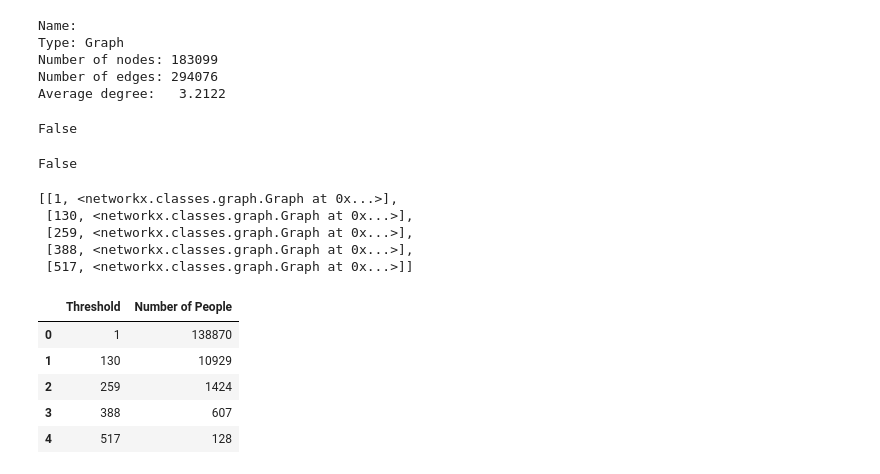
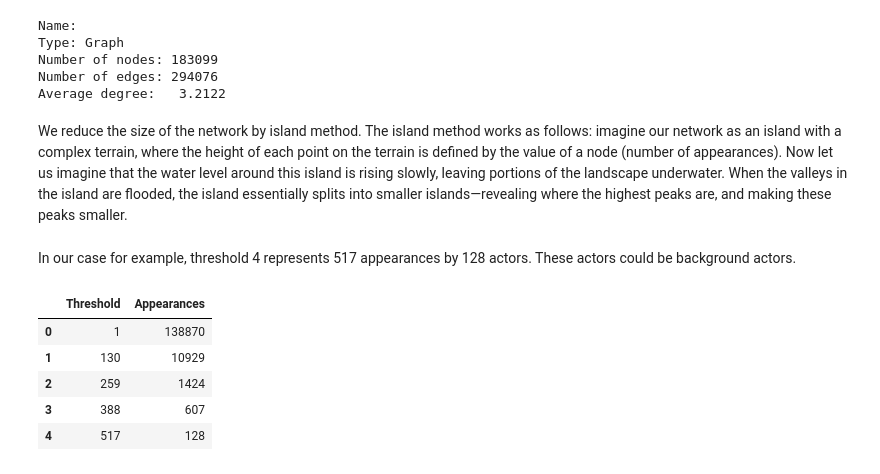
Before and after one commit to saayedalam/Web-Analytics, a Jupyter notebook: Project 2.ipynb, the cells around one changed output. Saved outputs shown, nothing was run; the diff lists cells and outputs as text; code cells hidden in the pictures.

```diff
--- a/Project 2.ipynb
+++ b/Project 2.ipynb
@@ -58,11 +75,3 @@ Type: Graph
 Number of nodes: 183099
 Number of edges: 294076
 Average degree:   3.2122
-# %%
-nx.is_connected(B)
-# %% [output]
-False
-# %%
-nx.is_directed(B)
-# %% [output]
-False
@@ -72,3 +78,5 @@ bottom_nodes = set(B) - top_nodes
+# %% [markdown]
+We reduce the size of the network by island method. The island method works as follows: imagine our network as an island with a complex terrain, where the height of each point on the terrain is defined by the value of a node (number of appearances). Now let us imagine that the water level around this island is rising slowly, leaving portions of the landscape underwater. When the valleys in the island are flooded, the island essentially splits into smaller islands—revealing where the highest peaks are, and making these peaks smaller.
 # %%
 #####
 ## islands method
@@ -101,26 +106,20 @@ top_nodes_nx = nx.bipartite.weighted_projected_graph(B, top_nodes)
-# %%
-island_method(B)
-# %% [output]
-[[1, <networkx.classes.graph.Graph at 0x...>],
- [130, <networkx.classes.graph.Graph at 0x...>],
- [259, <networkx.classes.graph.Graph at 0x...>],
- [388, <networkx.classes.graph.Graph at 0x...>],
- [517, <networkx.classes.graph.Graph at 0x...>]]
+# %% [markdown]
+In our case for example, threshold 4 represents 517 appearances by 128 actors. These actors could be background actors.
 # %%
-values = [['Threshold','Number of People']]
+values = [['Threshold','Appearances']]
 islands = island_method(B, iterations = 5)
 for x in islands:
     threshold =x[0]
     num_people = len(x[1])
     #connections = len(list(nx.connected_component_subgraphs(x[1])))
     temp_list = [threshold, num_people]
     values.append(temp_list)
 
 headers = values.pop(0)
 islan_df = pd.DataFrame(values,columns = headers)
 islan_df
 # %% [output]
-|  | Threshold | Number of People |
+|  | Threshold | Appearances |
 | 0 | 1 | 138870 |
 | 1 | 130 | 10929 |
 | 2 | 259 | 1424 |
```
Also changed, not shown: parts of 16 cells of this notebook.
